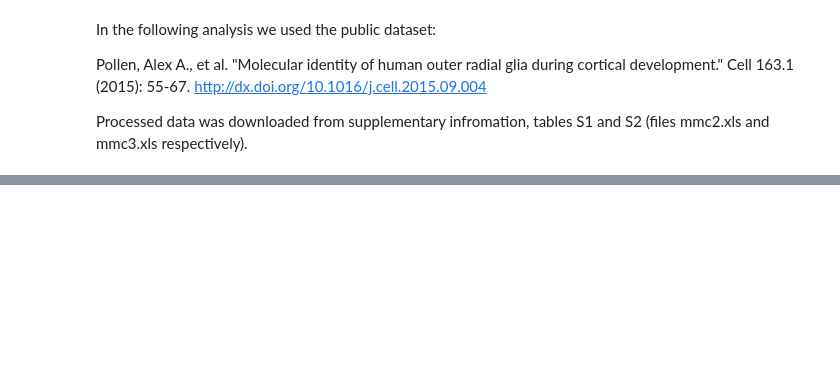
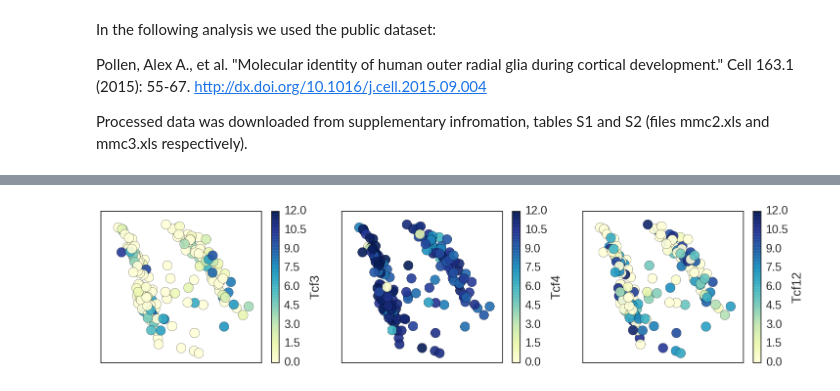
Before and after one commit to mboareto/InterplayNotchID_neurogenesis, a Jupyter notebook: InterplayNotch_IDs_HumanEmbryoData.ipynb, the cells around one changed output, grey strips where cells are left out. Saved outputs shown, nothing was run; the diff lists cells and outputs as text; code cells hidden in the pictures; blank space fills up the shorter version.

```diff
--- a/InterplayNotch_IDs_HumanEmbryoData.ipynb
+++ b/InterplayNotch_IDs_HumanEmbryoData.ipynb
@@ -127,0 +128,15 @@ for i in range(len(l['IDs'])):
+# %%
+f = plt.subplots(1, 3, figsize=(18, 4))
+ax = plt.subplot2grid((1, 3), (0, 0), colspan=1, rowspan=1)
+x = get_expression(D['data'], ['TCF3'])
+dimensional_reduction(D['data'], clabel='Tcf3', c=x, clim=[0, 12], ax=ax)
+
+ax = plt.subplot2grid((1, 3), (0, 1), colspan=1, rowspan=1)
+x = get_expression(D['data'], ['TCF4'])
+dimensional_reduction(D['data'], clabel='Tcf4', c=x, clim=[0, 12], ax=ax)
+
+ax = plt.subplot2grid((1, 3), (0, 2), colspan=1, rowspan=1)
+x = get_expression(D['data'], ['TCF12'])
+dimensional_reduction(D['data'], clabel='Tcf12', c=x, clim=[0, 12], ax=ax)
+# %% [output]
+[figure, added]
```
Also changed, not shown: parts of 6 cells of this notebook.
